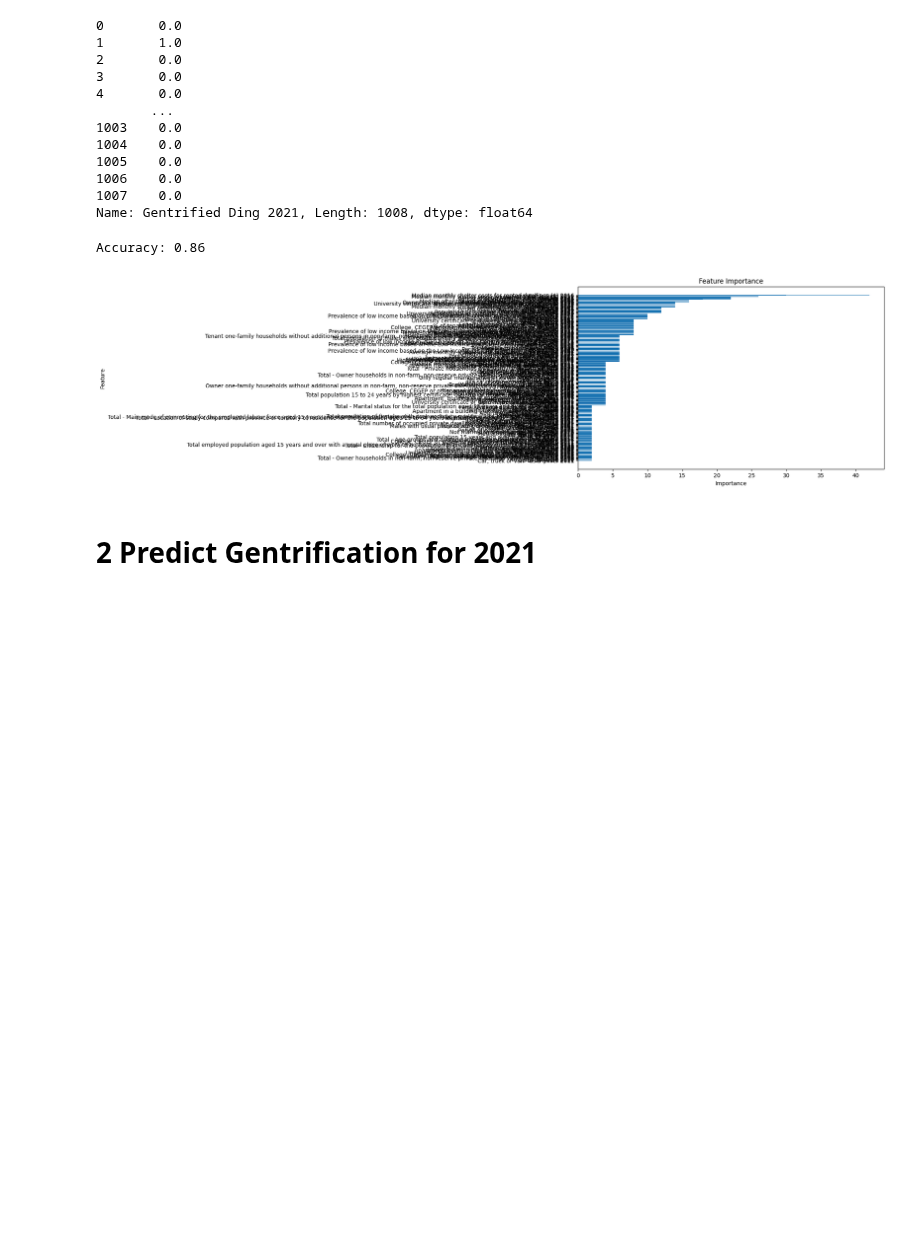
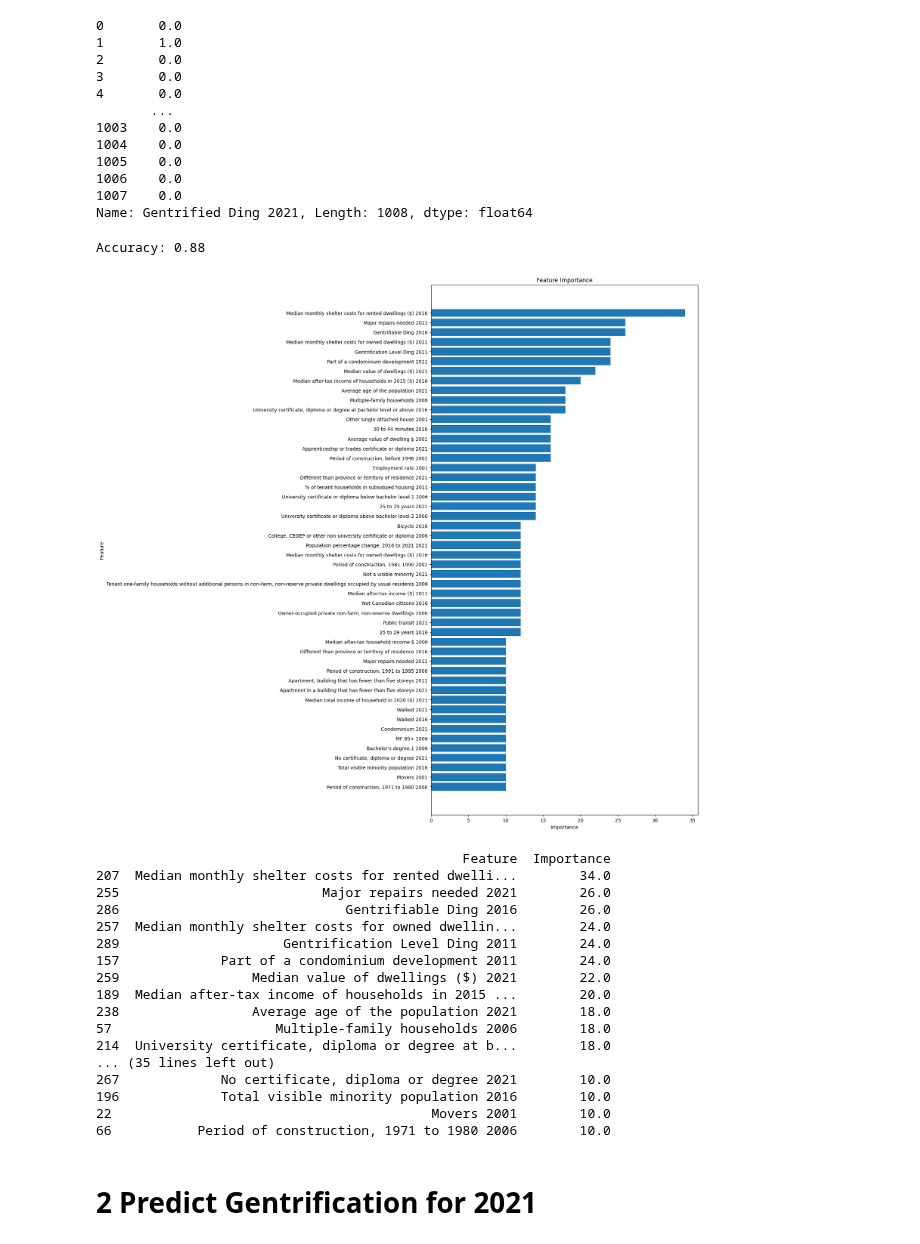
Before and after one commit to emilienuy/degentrifAI, a Jupyter notebook: ModelTraining/model_training_Emilie.ipynb, the cells around one changed output. Saved outputs shown, nothing was run; the diff lists cells and outputs as text; code cells hidden in the pictures; blank space fills up the shorter version.

```diff
--- a/ModelTraining/model_training_Emilie.ipynb
+++ b/ModelTraining/model_training_Emilie.ipynb
@@ -46,7 +46,7 @@ Gentrified_2021 = ["Average value of dwellings ($) 2021",
                    "Bachelor's degree or higher 2021"]
 
 # remove intensity gentrified ding measures:
-Gen_Intensity_2021 = ["Intense Gentrified Ding 2021", "Moderate Gentrified Ding 2021", "Weak Gentrified Ding 2021"]
+Gen_Intensity_2021 = ["Gentrification Level Ding 2021"]
 
 # drop these columns
 data = data.drop(Gentrified_2021, axis=1)
@@ -161,22 +161,42 @@ y_pred = y_pred_prob.argmax(axis=1)
 # Evaluate accuracy
 accuracy = accuracy_score(y_test, y_pred)
 print(f'Accuracy: {accuracy:.2f}')
-
-# Extract and plot feature importance
-importance = bst.get_score(importance_type='weight')
-importance_df = pd.DataFrame(importance.items(), columns=['Feature', 'Importance']).sort_values(by='Importance', ascending=False)
-
-# Plot feature importance
-plt.figure(figsize=(10, 6))
-plt.barh(importance_df['Feature'], importance_df['Importance'])
-plt.xlabel('Importance')
-plt.ylabel('Feature')
-plt.title('Feature Importance')
-plt.gca().invert_yaxis()
-plt.show()
 # %% [output]
-Accuracy: 0.86
+Accuracy: 0.88
-[figure, removed]
+# %%
+# Extract and plot feature importance
+importance = bst.get_score(importance_type='weight')
+importance_df = pd.DataFrame(importance.items(), columns=['Feature', 'Importance']).sort_values(by='Importance', ascending=False)
+
+# Plot feature importance
+plt.figure(figsize=(10, 20))
+plt.barh(importance_df['Feature'].iloc[:50], importance_df['Importance'].iloc[:50])
+plt.xlabel('Importance')
+plt.ylabel('Feature')
+plt.title('Feature Importance')
+plt.gca().invert_yaxis()
+plt.show()
+
+print(importance_df.head(50))
+# %% [output]
+[figure, added]
+                                               Feature  Importance
+207  Median monthly shelter costs for rented dwelli...        34.0
+255                          Major repairs needed 2021        26.0
+286                             Gentrifiable Ding 2016        26.0
+257  Median monthly shelter costs for owned dwellin...        24.0
+289                     Gentrification Level Ding 2011        24.0
+157             Part of a condominium development 2011        24.0
+259                 Median value of dwellings ($) 2021        22.0
+189  Median after-tax income of households in 2015 ...        20.0
+238                 Average age of the population 2021        18.0
+57                     Multiple-family households 2006        18.0
+214  University certificate, diploma or degree at b...        18.0
+... (35 lines left out)
+267             No certificate, diploma or degree 2021        10.0
+196             Total visible minority population 2016        10.0
+22                                         Movers 2001        10.0
+66           Period of construction, 1971 to 1980 2006        10.0
 # %% [markdown]
 # 2 Predict Gentrification for 2021
 # %% [markdown]
```
Also changed, not shown: parts of 4 cells of this notebook.
